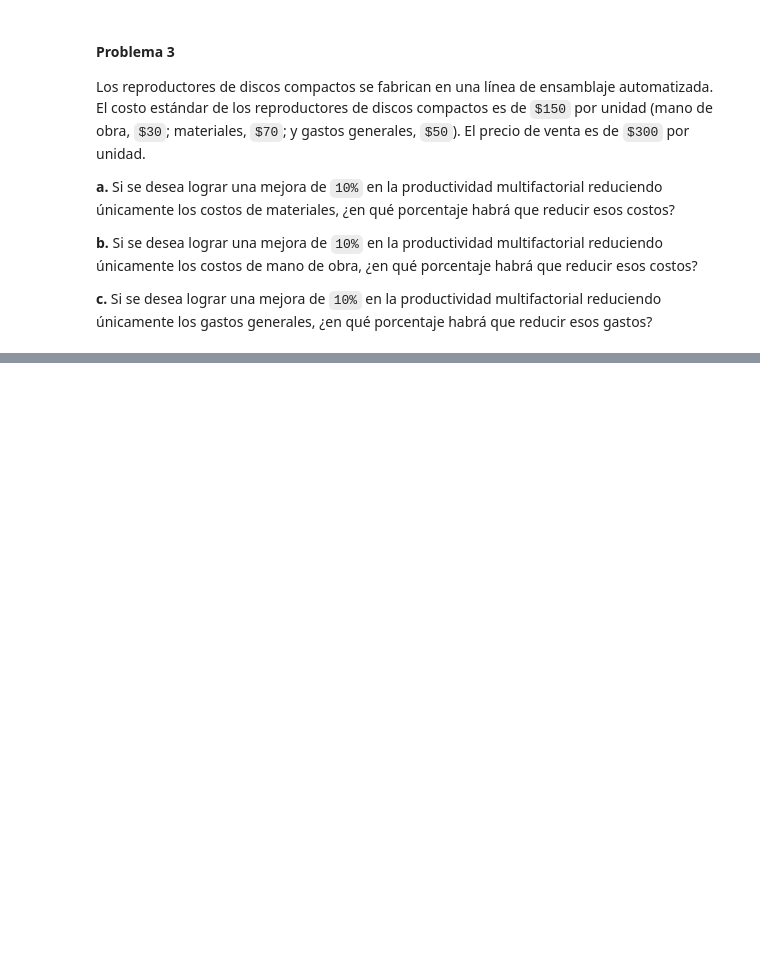
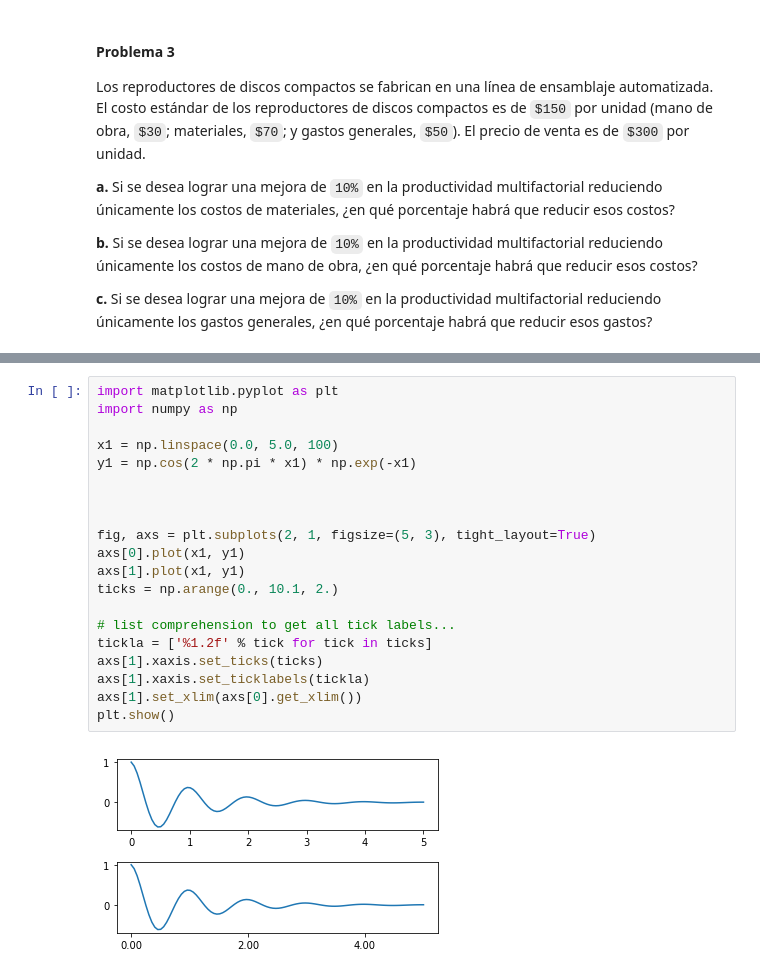
Before and after one commit to camilopinochet/Ingenieria-Industrial, a Jupyter notebook: Admin. Operaciones/Ch 1 Ejercicios .ipynb, the cells around one changed output, grey strips where cells are left out. Cells and saved outputs as stored; diff of their text form; blank space fills up the shorter version.

```diff
--- a/Admin. Operaciones/Ch 1 Ejercicios .ipynb
+++ b/Admin. Operaciones/Ch 1 Ejercicios .ipynb
@@ -276,0 +505,22 @@ total_gastos_generales = [8992, 10480, 8736, 7848]
+# %%
+import matplotlib.pyplot as plt
+import numpy as np
+
+x1 = np.linspace(0.0, 5.0, 100)
+y1 = np.cos(2 * np.pi * x1) * np.exp(-x1)
+
+
+
+fig, axs = plt.subplots(2, 1, figsize=(5, 3), tight_layout=True)
+axs[0].plot(x1, y1)
+axs[1].plot(x1, y1)
+ticks = np.arange(0., 10.1, 2.)
+
+# list comprehension to get all tick labels...
+tickla = ['%1.2f' % tick for tick in ticks]
+axs[1].xaxis.set_ticks(ticks)
+axs[1].xaxis.set_ticklabels(tickla)
+axs[1].set_xlim(axs[0].get_xlim())
+plt.show()
+# %% [output]
+[figure, added]
```
Also changed, not shown: parts of 17 cells of this notebook.
